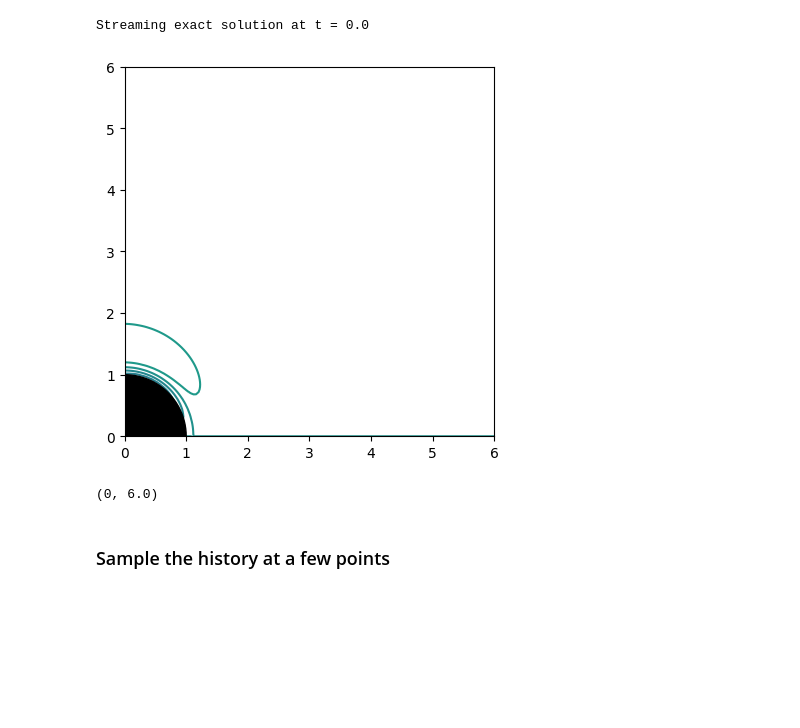
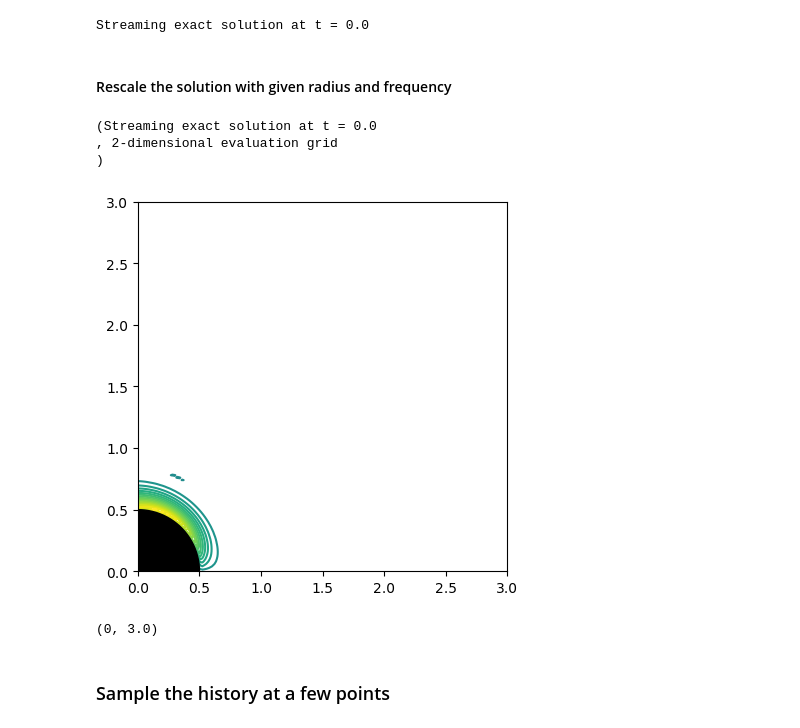
Before and after one commit to JuliaIBPM/ViscousFlow.jl, a Jupyter notebook: examples/Testing the streaming flows.ipynb, the cells around one changed output. Saved outputs shown, nothing was run; the diff lists cells and outputs as text; code cells hidden in the pictures; blank space fills up the shorter version.

```diff
--- a/examples/Testing the streaming flows.ipynb
+++ b/examples/Testing the streaming flows.ipynb
@@ -66,7 +70,7 @@ y = Grids.ycell(dom.grid);
 # %% [markdown]
 ### Set the physical and time parameters
 # %%
-Re = 320
+Re = 40
 physparams = NavierStokes.set_freestream([0.0,0.0])
 NavierStokes.set_Re!(physparams,Re)
 Δt = min(0.5*Δx,Δx^2*Re)
@@ -91,7 +95,6 @@ A⁻¹,L⁻¹,B₁ᵀ,B₂!,S⁻¹,S₀⁻¹,r₁,r₂ = ops
 ### Create an initial solution structure
 # %%
 s = NavierStokes.TwoLevelBodySoln(dom)
-s.ψ = -L⁻¹(s.u);
-TimeMarching.ifherk!(s,tparams,A⁻¹,B₁ᵀ,B₂!,S⁻¹,S₀⁻¹,r₁,r₂)
 hist = [s]
+TimeMarching.ifherk!(s,tparams,A⁻¹,B₁ᵀ,B₂,S⁻¹,S₀⁻¹,r₁,r₂)
 # %% [output]
@@ -114,11 +115,12 @@ Solution: t = 6.299999999999954
 # %%
 savg = NavierStokes.TwoLevelBodySoln(dom)
 nper = floor(Int,T/tparams.Δt)
+ψ = [zeros(u) for u in savg.u];
 for i in length(hist)-nper+1:length(hist)
     savg.u .+= hist[i].u
-    savg.ψ .+= hist[i].ψ
+    ψ .-= L⁻¹(hist[i].u)
 end
 savg.u ./= nper
-savg.ψ ./= nper
+ψ ./= nper
 # %% [output]
 2-element Array{Array{Float64,2},1}:
@@ -218,17 +245,27 @@ t = 0.0
 s = Streaming.Evaluate(t,p,g,s₁,s̄₂,s₂)
 # %% [output]
 Streaming exact solution at t = 0.0
+# %% [markdown]
+#### Rescale the solution with given radius and frequency
+# %%
+Rnew = 0.5
+Ωnew = 1.0
+sr, gr = Streaming.Rescale(s,g,Rnew,Ωnew)
+# %% [output]
+(Streaming exact solution at t = 0.0
+, 2-dimensional evaluation grid
+)
 # %%
-contour(g.x,g.y,s.uθ,31)
-R = 1
+contour(gr.x,gr.y,sr.ω,linspace(-1,1,30))
+R = 0.5
 zc = R*exp.(im*linspace(0,2π,100))
 fill(real(zc),imag(zc),color="k",zorder=2)
 axis("scaled")
-xlim(0,maximum(g.x))
-ylim(0,maximum(g.y))
+xlim(0,maximum(gr.x))
+ylim(0,maximum(gr.y))
 # %% [output]
-[figure, old version]
+[figure, new version]
-(0, 6.0)
+(0, 3.0)
 # %% [markdown]
 ### Sample the history at a few points
 # %%
```
Also changed, not shown: parts of 25 cells of this notebook, 4 other files.
